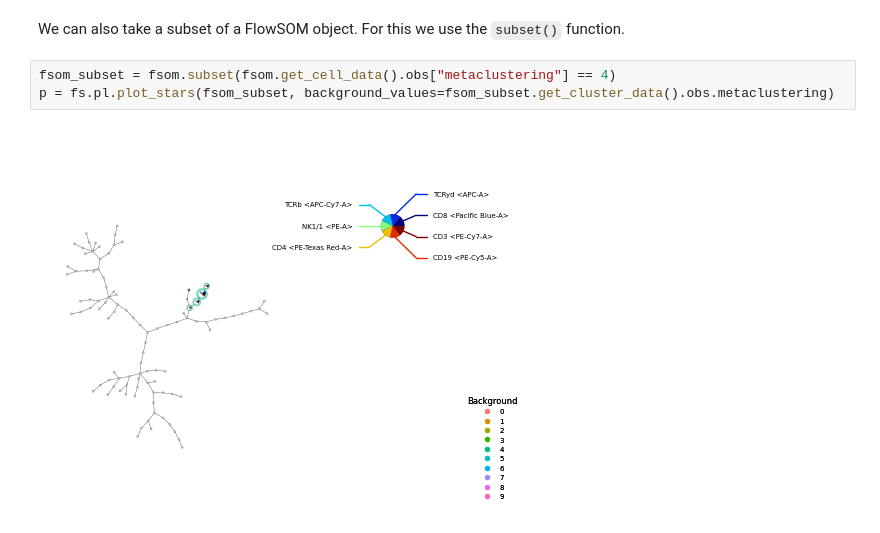
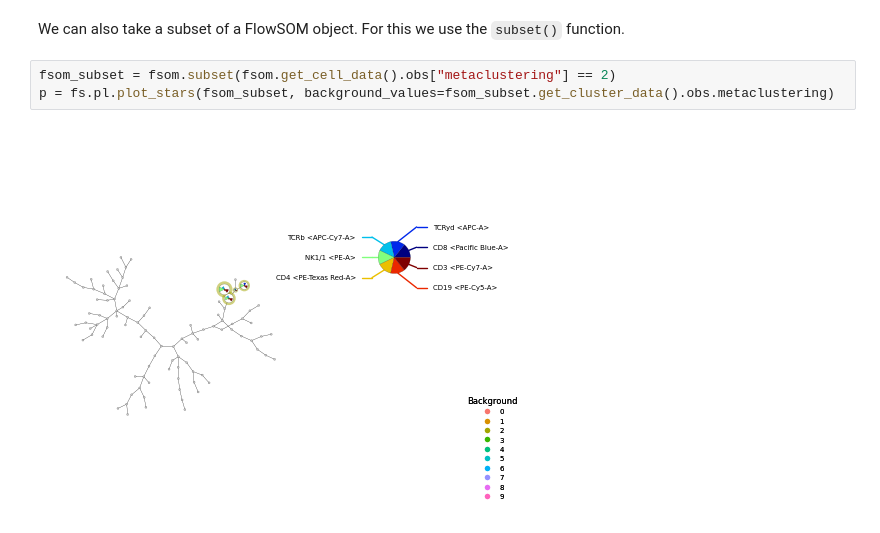
Before and after one commit to saeyslab/FlowSOM_Python, a Jupyter notebook: docs/notebooks/example.ipynb, the cells around one changed output. Saved outputs shown, nothing was run; the diff lists cells and outputs as text.

```diff
--- a/docs/notebooks/example.ipynb
+++ b/docs/notebooks/example.ipynb
@@ -379,7 +379,7 @@ p = fs.pl.plot_stars(fsom_new, background_values=fsom_new.get_cluster_data().obs
 # %% [markdown]
 We can also take a subset of a FlowSOM object. For this we use the `subset()` function.
 # %%
-fsom_subset = fsom.subset(fsom.get_cell_data().obs["metaclustering"] == 4)
+fsom_subset = fsom.subset(fsom.get_cell_data().obs["metaclustering"] == 2)
 p = fs.pl.plot_stars(fsom_subset, background_values=fsom_subset.get_cluster_data().obs.metaclustering)
 # %% [output]
-[figure, old version]
+[figure, new version]
```
Also changed, not shown: parts of 15 cells of this notebook.
